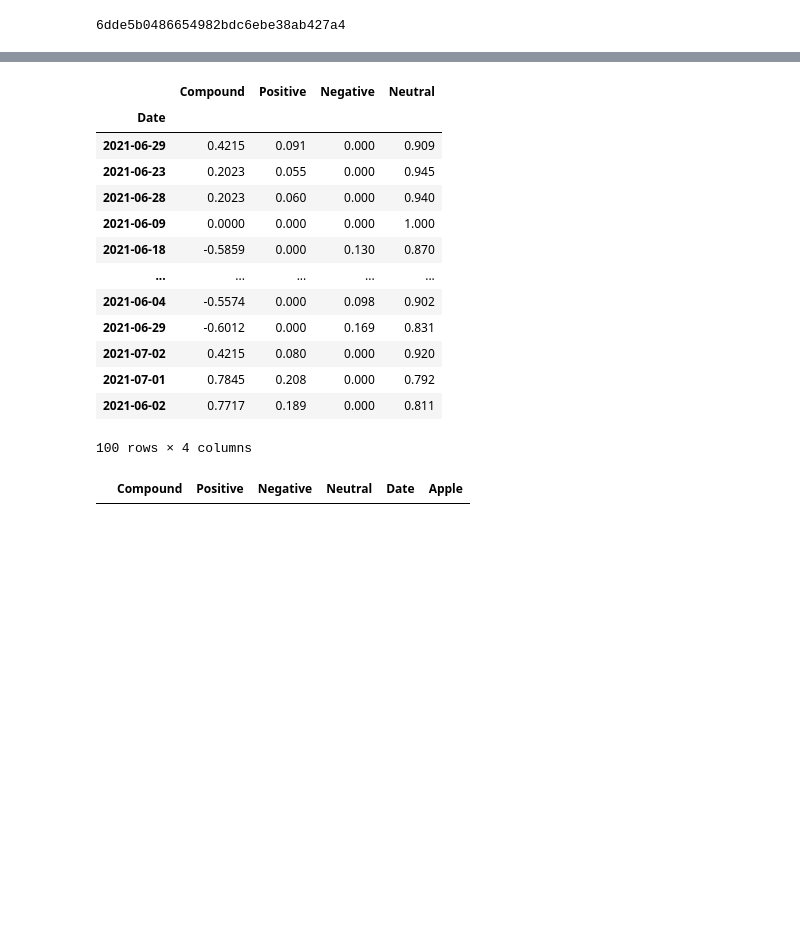
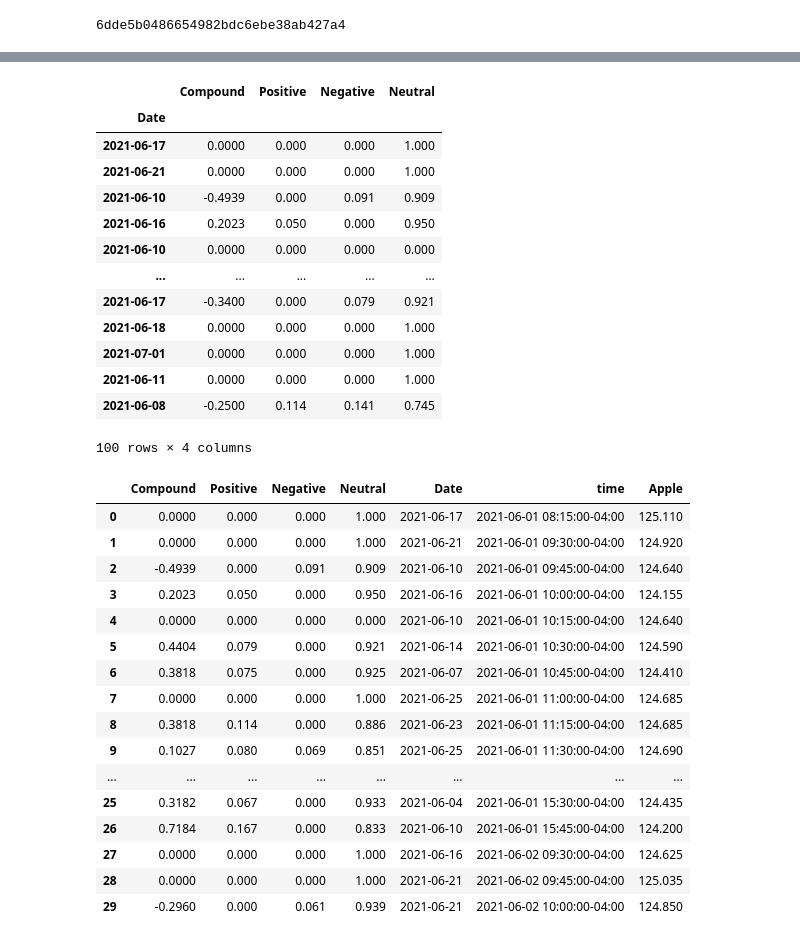
Before and after one commit to Billieo/p2-g3, a Jupyter notebook: notebooks/Samuel's_Notebook/notebooks/alpaca.ipynb, the cells around one changed output, grey strips where cells are left out. Drawn from its saved outputs; the diff is of its cells as text; code cells hidden in the pictures; blank space fills up the shorter version.

```diff
--- a/notebooks/Samuel's_Notebook/notebooks/alpaca.ipynb
+++ b/notebooks/Samuel's_Notebook/notebooks/alpaca.ipynb
@@ -134,2 +135,5 @@ apple_df.head(30)
 # %%
 apple_df.to_csv("apple.csv")
+# %%
+data = pd.read_csv("apple.csv")
+data.head()
@@ -141,7 +152,7 @@ print(api_key)
 # %%
 newsapi = NewsApiClient(api_key=api_key)
 # %%
-tech_news = newsapi.get_everything(q = "Technology & Regulation", language="en", page_size=100, sort_by="relevancy")
+tech_news = newsapi.get_everything(q = "Inflation", language="en", page_size=100, sort_by="relevancy")
 print(f"Total articles about Inflation: {tech_news['totalResults']}")
 tech_news["articles"][0]
 # %% [output]
@@ -160,6 +171,7 @@ for article in tech_news["articles"]:
     try:
         text = article["content"]
         date = article["publishedAt"][:10]
+        time = article["publishedAt"][11:16]
         sentiment = analyzer.polarity_scores(text)
         compound = sentiment["compound"]
         pos = sentiment["pos"]
@@ -169,6 +181,7 @@ for article in tech_news["articles"]:
         sentiments.append({
             "Text": text,
             "Date": date,
+            "Time": time,
             "Compound":compound,
             "Positive": pos,
             "Negative": neg,
@@ -178,7 +191,7 @@ for article in tech_news["articles"]:
         pass
 tech_df = pd.DataFrame(sentiments)
 
-columns = ["Date", "Text", "Compound", "Positive", "Negative", "Neutral"]
+columns = ["Date", "Time", "Text", "Compound", "Positive", "Negative", "Neutral"]
 tech_df = tech_df[columns]
 tech_df.head(100)
 # %% [output]
@@ -223,20 +237,36 @@ df.set_index("Date")
 # %% [output]
 |  | Compound | Positive | Negative | Neutral |
 | Date |  |  |  |  |
-| 2021-06-29 | 0.4215 | 0.091 | 0.000 | 0.909 |
-| 2021-06-23 | 0.2023 | 0.055 | 0.000 | 0.945 |
-| 2021-06-28 | 0.2023 | 0.060 | 0.000 | 0.940 |
-| 2021-06-09 | 0.0000 | 0.000 | 0.000 | 1.000 |
-| 2021-06-18 | -0.5859 | 0.000 | 0.130 | 0.870 |
+| 2021-06-17 | 0.0000 | 0.000 | 0.000 | 1.000 |
+| 2021-06-21 | 0.0000 | 0.000 | 0.000 | 1.000 |
+| 2021-06-10 | -0.4939 | 0.000 | 0.091 | 0.909 |
+| 2021-06-16 | 0.2023 | 0.050 | 0.000 | 0.950 |
+| 2021-06-10 | 0.0000 | 0.000 | 0.000 | 0.000 |
 | ... | ... | ... | ... | ... |
-| 2021-06-04 | -0.5574 | 0.000 | 0.098 | 0.902 |
-| 2021-06-29 | -0.6012 | 0.000 | 0.169 | 0.831 |
-| 2021-07-02 | 0.4215 | 0.080 | 0.000 | 0.920 |
-| 2021-07-01 | 0.7845 | 0.208 | 0.000 | 0.792 |
-| 2021-06-02 | 0.7717 | 0.189 | 0.000 | 0.811 |
+| 2021-06-17 | -0.3400 | 0.000 | 0.079 | 0.921 |
+| 2021-06-18 | 0.0000 | 0.000 | 0.000 | 1.000 |
+| 2021-07-01 | 0.0000 | 0.000 | 0.000 | 1.000 |
+| 2021-06-11 | 0.0000 | 0.000 | 0.000 | 1.000 |
+| 2021-06-08 | -0.2500 | 0.114 | 0.141 | 0.745 |
 100 rows × 4 columns
 # %%
-Data = pd.concat([df, apple_df], axis="columns", join="inner")
-Data.head()
+Data = pd.concat([df, data], axis="columns", join="inner")
+Data.head(30)
 # %% [output]
-|  | Compound | Positive | Negative | Neutral | Date | Apple |
+|  | Compound | Positive | Negative | Neutral | Date | time | Apple |
+| 0 | 0.0000 | 0.000 | 0.000 | 1.000 | 2021-06-17 | 2021-06-01 08:15:00-04:00 | 125.110 |
+| 1 | 0.0000 | 0.000 | 0.000 | 1.000 | 2021-06-21 | 2021-06-01 09:30:00-04:00 | 124.920 |
+| 2 | -0.4939 | 0.000 | 0.091 | 0.909 | 2021-06-10 | 2021-06-01 09:45:00-04:00 | 124.640 |
+| 3 | 0.2023 | 0.050 | 0.000 | 0.950 | 2021-06-16 | 2021-06-01 10:00:00-04:00 | 124.155 |
+| 4 | 0.0000 | 0.000 | 0.000 | 0.000 | 2021-06-10 | 2021-06-01 10:15:00-04:00 | 124.640 |
+| 5 | 0.4404 | 0.079 | 0.000 | 0.921 | 2021-06-14 | 2021-06-01 10:30:00-04:00 | 124.590 |
+| 6 | 0.3818 | 0.075 | 0.000 | 0.925 | 2021-06-07 | 2021-06-01 10:45:00-04:00 | 124.410 |
+| 7 | 0.0000 | 0.000 | 0.000 | 1.000 | 2021-06-25 | 2021-06-01 11:00:00-04:00 | 124.685 |
+| 8 | 0.3818 | 0.114 | 0.000 | 0.886 | 2021-06-23 | 2021-06-01 11:15:00-04:00 | 124.685 |
+| 9 | 0.1027 | 0.080 | 0.069 | 0.851 | 2021-06-25 | 2021-06-01 11:30:00-04:00 | 124.690 |
+| ... | ... | ... | ... | ... | ... | ... | ... |
+| 25 | 0.3182 | 0.067 | 0.000 | 0.933 | 2021-06-04 | 2021-06-01 15:30:00-04:00 | 124.435 |
+| 26 | 0.7184 | 0.167 | 0.000 | 0.833 | 2021-06-10 | 2021-06-01 15:45:00-04:00 | 124.200 |
+| 27 | 0.0000 | 0.000 | 0.000 | 1.000 | 2021-06-16 | 2021-06-02 09:30:00-04:00 | 124.625 |
+| 28 | 0.0000 | 0.000 | 0.000 | 1.000 | 2021-06-21 | 2021-06-02 09:45:00-04:00 | 125.035 |
+| 29 | -0.2960 | 0.000 | 0.061 | 0.939 | 2021-06-21 | 2021-06-02 10:00:00-04:00 | 124.850 |
```
Also changed, not shown: parts of 6 cells of this notebook, 5 other files.
